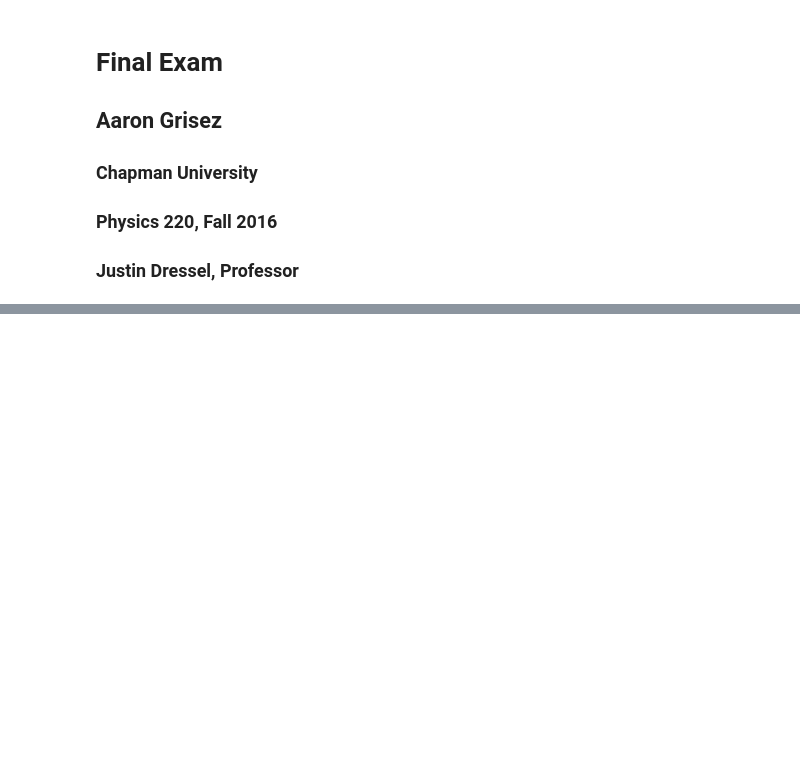
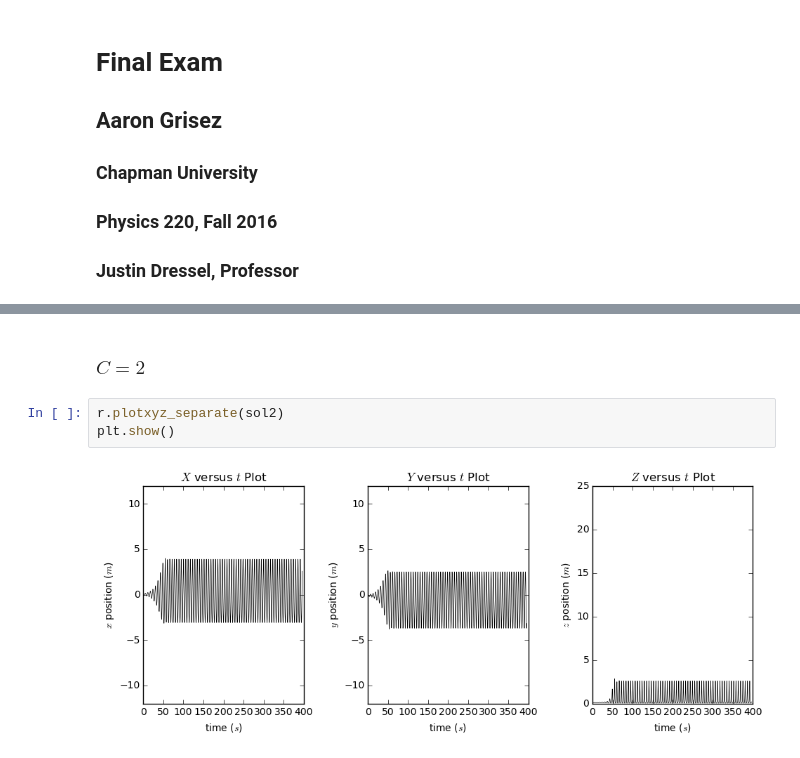
Before and after one commit to aarongrisez/final-aarongrisez, a Jupyter notebook: FinalExam.ipynb, the cells around one changed output, grey strips where cells are left out. Saved outputs shown, nothing was run; the diff lists cells and outputs as text; blank space fills up the shorter version.

```diff
--- a/FinalExam.ipynb
+++ b/FinalExam.ipynb
@@ -49,0 +29,7 @@ def c_rossler(c0, cf, delta_c, i):
+# %% [markdown]
+### $C = 2$
+# %%
+r.plotxyz_separate(sol2)
+plt.show()
+# %% [output]
+[figure, added]
```
Also changed, not shown: parts of 30 cells of this notebook, 8 other files.
